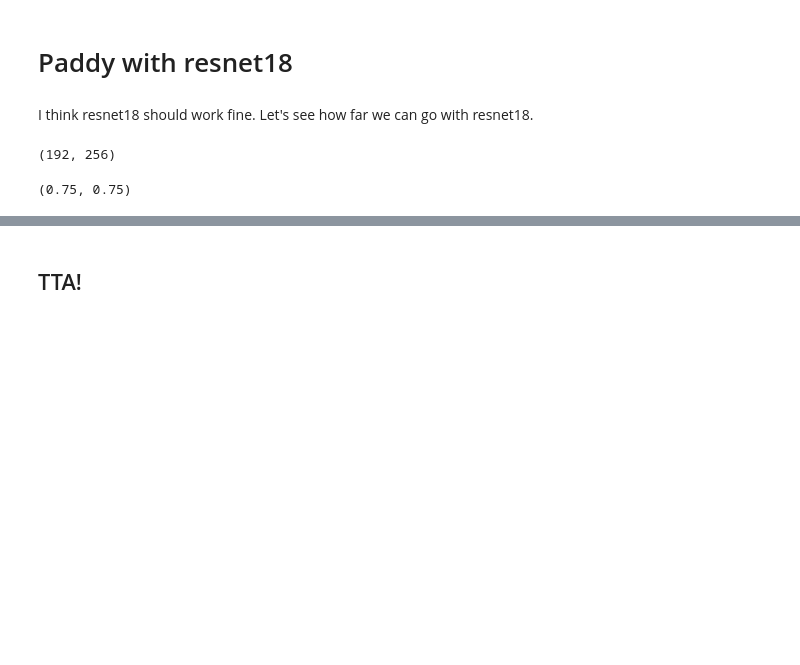
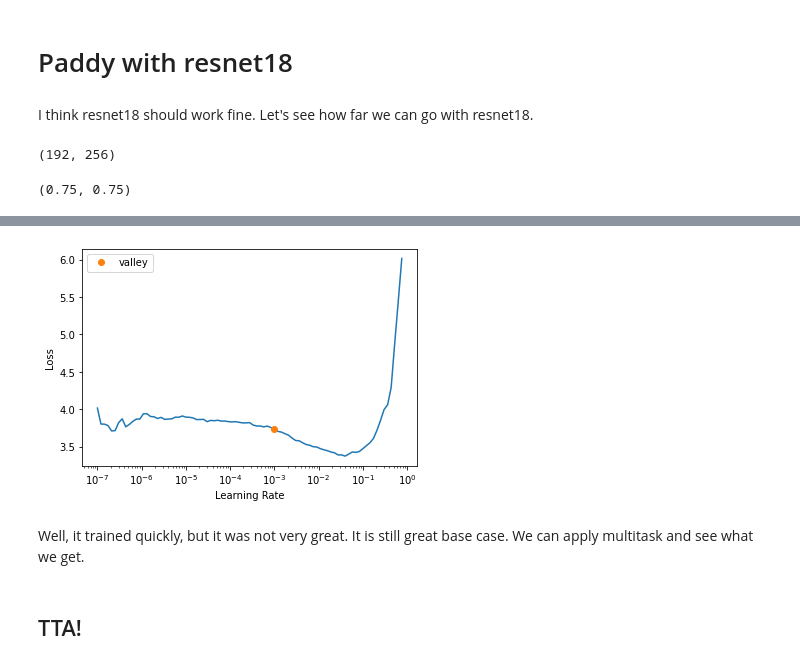
Before and after one commit to galopyz/paddy, a Jupyter notebook: 07_resnet18.ipynb, the cells around one changed output, grey strips where cells are left out. Cells and saved outputs as stored; diff of their text form; code cells hidden in the pictures; blank space fills up the shorter version.

```diff
--- a/07_resnet18.ipynb
+++ b/07_resnet18.ipynb
@@ -37,0 +147,3 @@ learn = train(arch, epochs=20, bs=128)
+# %%
+learn = train(arch, bs=32)
+# %% [output]
@@ -38,3 +151,6 @@ learn = train(arch, epochs=20, bs=128)
+[figure, added]
+# %% [markdown]
+Well, it trained quickly, but it was not very great. It is still great base case. We can apply multitask and see what we get.
 # %% [markdown]
 ## TTA!
 # %%
```
Also changed, not shown: parts of 14 cells of this notebook.
